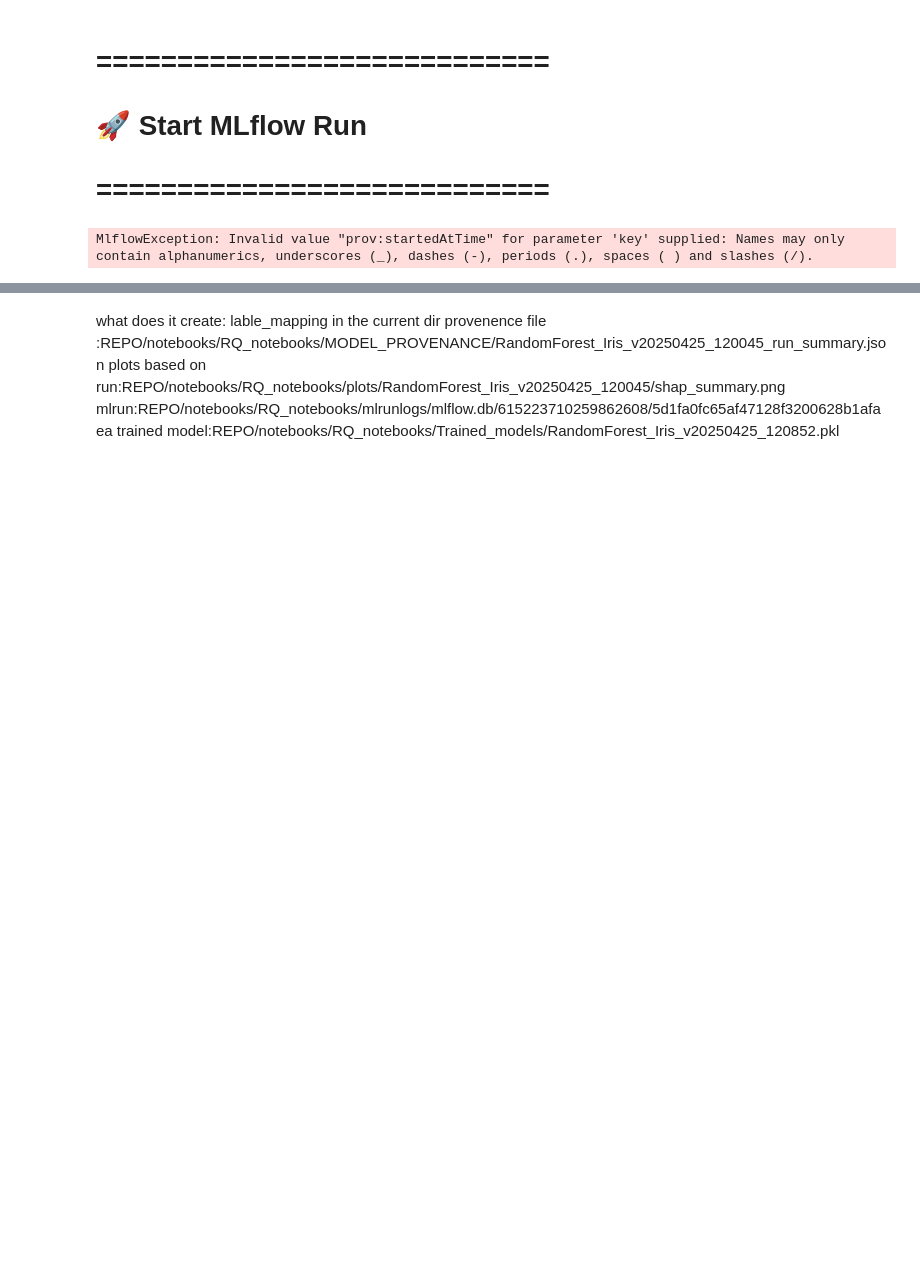
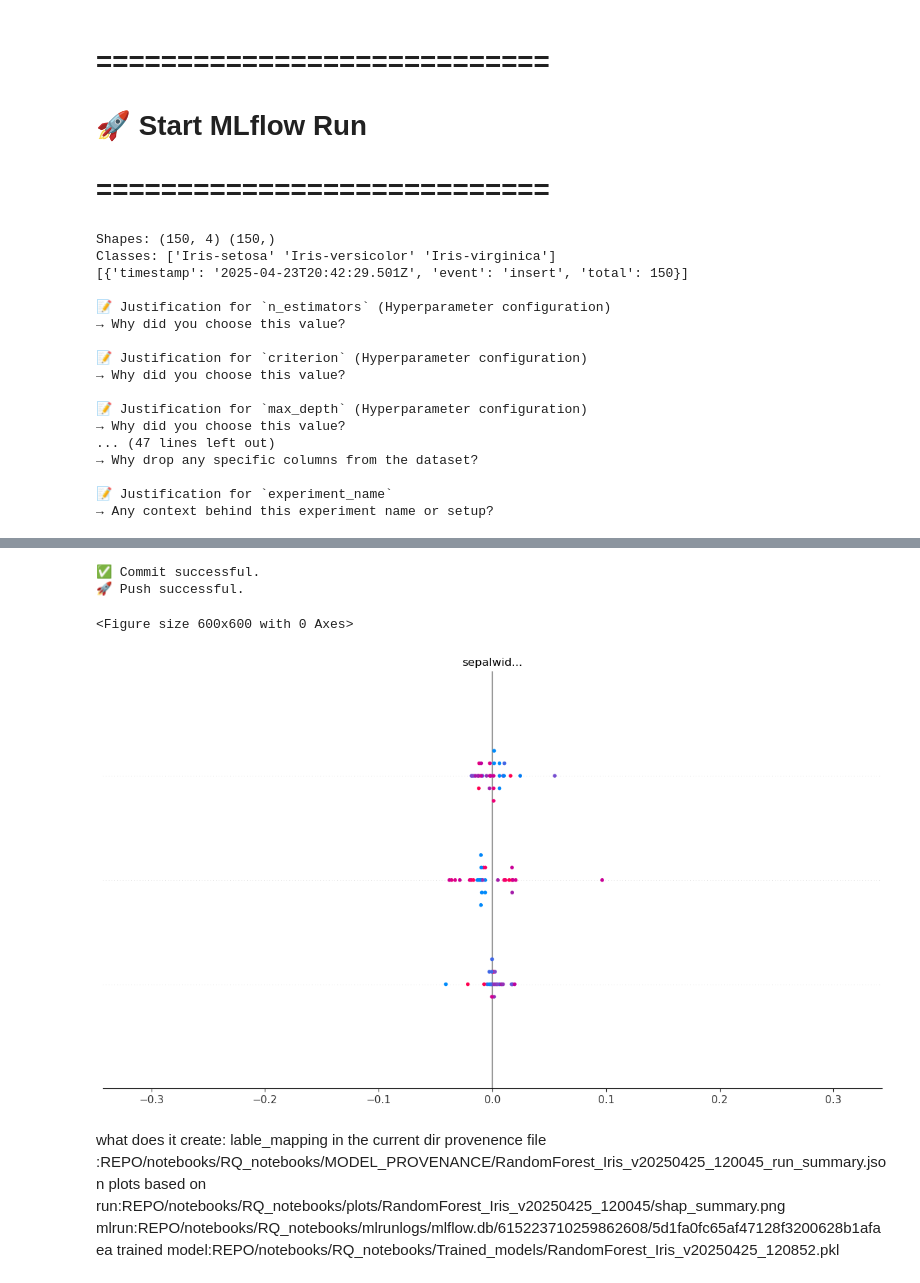
Before and after one commit to reema-dass26/REPO, a Jupyter notebook: notebooks/RQ_notebooks/RQ1_2_4.ipynb, the cells around one changed output, grey strips where cells are left out. Cells and saved outputs as stored; diff of their text form; code cells hidden in the pictures; blank space fills up the shorter version.

Commit message:
Auto commit after successful training

```diff
--- a/notebooks/RQ_notebooks/RQ1_2_4.ipynb
+++ b/notebooks/RQ_notebooks/RQ1_2_4.ipynb
@@ -648,7 +648,7 @@ with mlflow.start_run() as run:
     df = pd.DataFrame(dataset)
 
     target_col = df.columns[-1]      # e.g. "species"
-    categorized_fields["FAIR"] = {
+    categorized_fields["FAIR4ML"] = {
         "target_variable": target_col,
          "num_samples":df.shape[0]
     }
@@ -1161,4 +1161,20 @@ with mlflow.start_run() as run:
     mlflow.set_tag("prov.endedAtTime", end_time)
     mlflow.end_run()
 # %% [output]
-MlflowException: Invalid value "prov:startedAtTime" for parameter 'key' supplied: Names may only contain alphanumerics, underscores (_), dashes (-), periods (.), spaces ( ) and slashes (/).
+Shapes: (150, 4) (150,)
+Classes: ['Iris-setosa' 'Iris-versicolor' 'Iris-virginica']
+[{'timestamp': '2025-04-23T20:42:29.501Z', 'event': 'insert', 'total': 150}]
+
+📝 Justification for `n_estimators` (Hyperparameter configuration)
+→ Why did you choose this value?
+
+📝 Justification for `criterion` (Hyperparameter configuration)
+→ Why did you choose this value?
+
+📝 Justification for `max_depth` (Hyperparameter configuration)
+→ Why did you choose this value?
+... (47 lines left out)
+→ Why drop any specific columns from the dataset?
+
+📝 Justification for `experiment_name`
+→ Any context behind this experiment name or setup?
@@ -1165,3 +1210,7 @@ MlflowException: Invalid value "prov:startedAtTime" for parameter 'key' supplied
+✅ Commit successful.
+🚀 Push successful.
+<Figure size 600x600 with 0 Axes>
+[figure, added]
 # %% [markdown]
 what does it create:
 lable_mapping in the current dir
```
Also changed, not shown: parts of 1 cell of this notebook, 11 other files.
